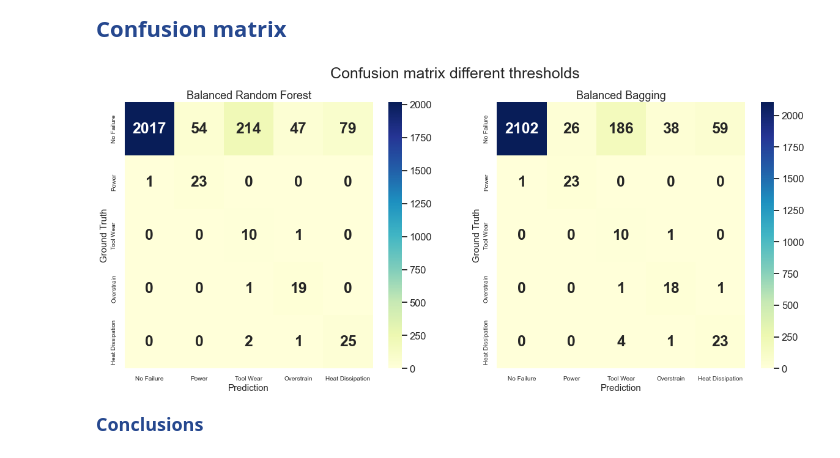
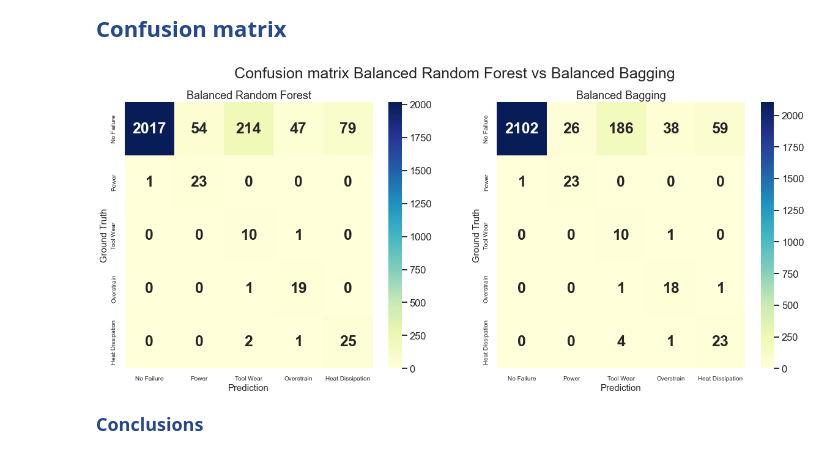
Before and after one commit to ignavinuales/Predictive_Maintenance, a Jupyter notebook: Pred_Maintenance.ipynb, the cells around one changed output. Cells and saved outputs as stored; diff of their text form; code cells hidden in the pictures.

```diff
--- a/Pred_Maintenance.ipynb
+++ b/Pred_Maintenance.ipynb
@@ -1197,31 +1197,31 @@ Let's take a look at the decision matrices:
 # %%
 cm_brfc = confusion_matrix(y_test, y_pred_brfc)
 cm_bbc = confusion_matrix(y_test, y_pred_bbc)
 
 # Plotting confusion matrices
 fig, ax = plt.subplots(1,2,figsize=(20,8))
 ax.flatten()
-fig.suptitle('Confusion matrix different thresholds', fontsize=25)
+fig.suptitle('Confusion matrix Balanced Random Forest vs Balanced Bagging', fontsize=25)
 
 sns.heatmap(cm_brfc, annot=True, fmt='d', cmap='YlGnBu', annot_kws={"size": 25, "weight": "bold"}, ax=ax[0])
 sns.heatmap(cm_bbc, annot=True, fmt='d', cmap='YlGnBu', annot_kws={"size": 25, "weight": "bold"}, ax=ax[1])
 
 ax[0].set_title('Balanced Random Forest')
 ax[1].set_title('Balanced Bagging')
 
 labels =  ['No Failure',
            'Power',
            'Tool Wear',
            'Overstrain',
            'Heat Dissipation']
 
 for i in [0,1]:
     ax[i].set_xticklabels(labels, fontsize=10);
     ax[i].set_yticklabels(labels, fontsize=10);
     ax[i].set_ylabel('Ground Truth', fontsize=15);
     ax[i].set_xlabel('Prediction', fontsize=15)
 # %% [output]
-[figure, old version]
+[figure, new version]
 # %% [markdown]
 <span style="color:#26488F; font-size:18px; font-weight: bold;">  Conclusions </span>
 # %% [markdown]
```
Also changed, not shown: parts of 5 cells of this notebook, 2 other files.
